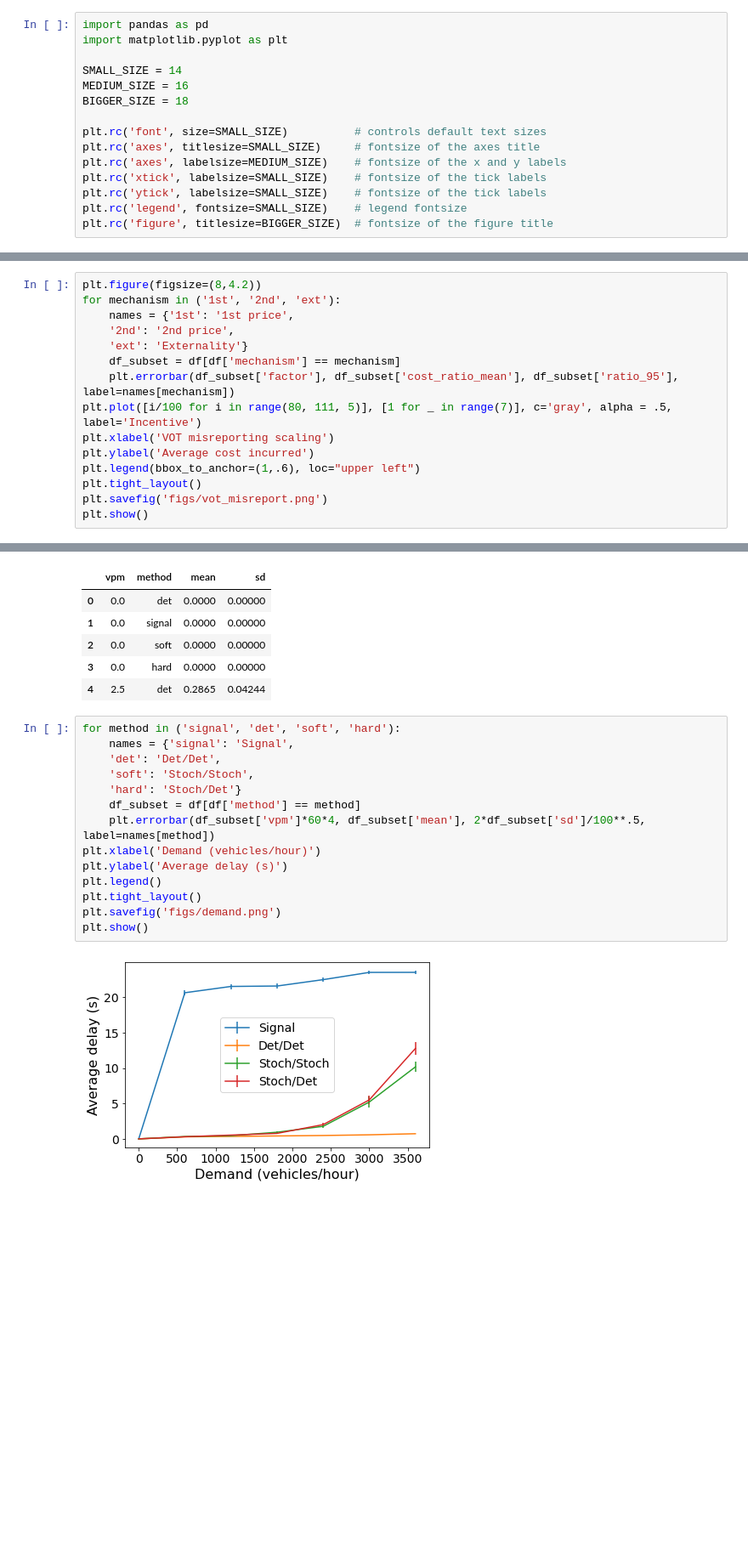
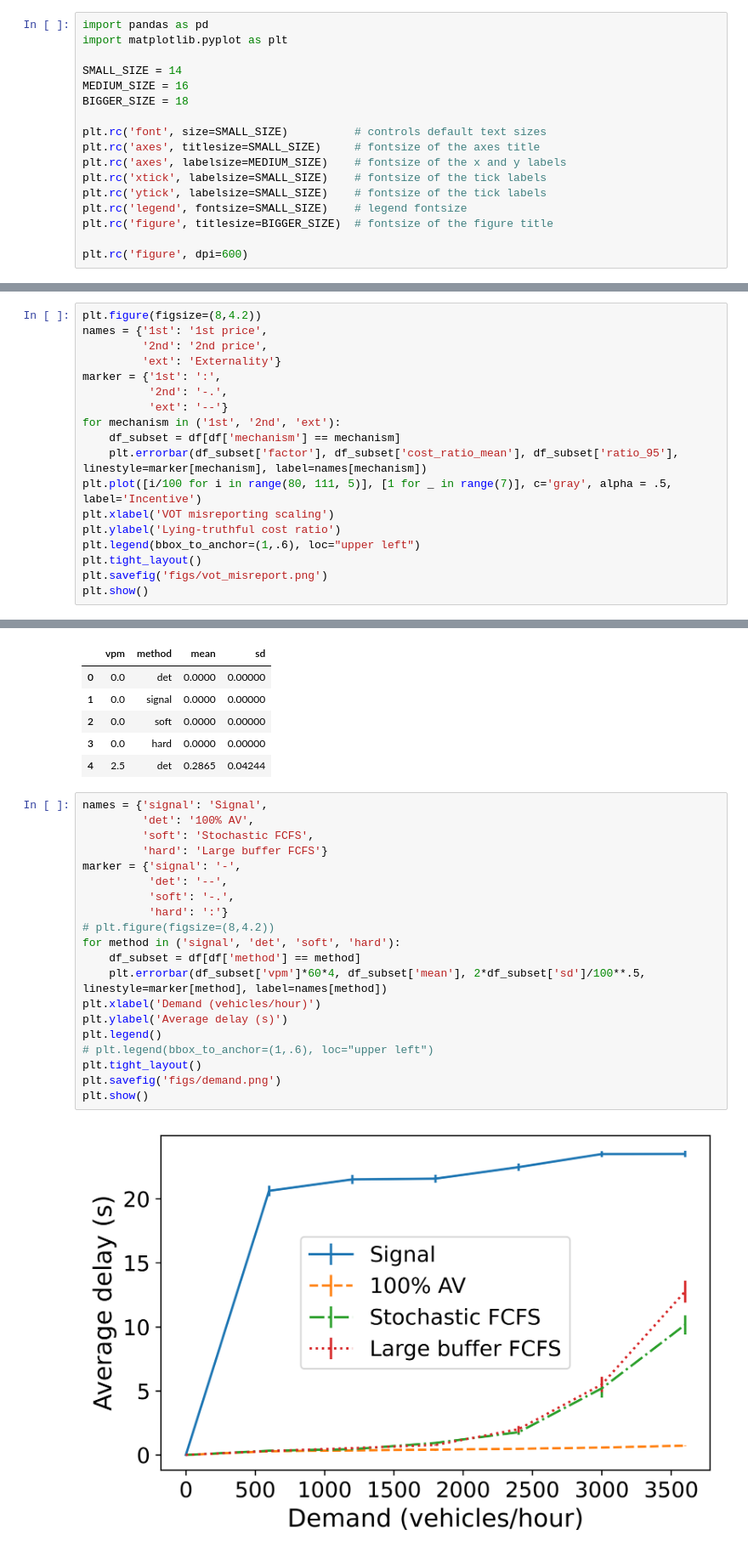
Before and after one commit to CarlinLiao/dissertation_derivations, a Jupyter notebook: plots.ipynb, the cells around one changed output, grey strips where cells are left out. Shown at 85% size. Saved outputs shown, nothing was run; the diff lists cells and outputs as text; blank space fills up the shorter version.

```diff
--- a/plots.ipynb
+++ b/plots.ipynb
@@ -13,6 +13,8 @@ plt.rc('xtick', labelsize=SMALL_SIZE)    # fontsize of the tick labels
 plt.rc('ytick', labelsize=SMALL_SIZE)    # fontsize of the tick labels
 plt.rc('legend', fontsize=SMALL_SIZE)    # legend fontsize
 plt.rc('figure', titlesize=BIGGER_SIZE)  # fontsize of the figure title
+
+plt.rc('figure', dpi=600)
 # %% [markdown]
 ## AV percentage
 # %%
@@ -56,15 +58,18 @@ df.head()
 | 13 | 0.85 | multiple | 2nd | 1.885 | 2.542 | 0.5084 |
 # %%
 plt.figure(figsize=(8,4.2))
+names = {'1st': '1st price',
+         '2nd': '2nd price',
+         'ext': 'Externality'}
+marker = {'1st': ':',
+          '2nd': '-.',
+          'ext': '--'}
 for mechanism in ('1st', '2nd', 'ext'):
-    names = {'1st': '1st price',
-    '2nd': '2nd price',
-    'ext': 'Externality'}
     df_subset = df[df['mechanism'] == mechanism]
-    plt.errorbar(df_subset['factor'], df_subset['cost_ratio_mean'], df_subset['ratio_95'], label=names[mechanism])
+    plt.errorbar(df_subset['factor'], df_subset['cost_ratio_mean'], df_subset['ratio_95'], linestyle=marker[mechanism], label=names[mechanism])
 plt.plot([i/100 for i in range(80, 111, 5)], [1 for _ in range(7)], c='gray', alpha = .5, label='Incentive')
 plt.xlabel('VOT misreporting scaling')
-plt.ylabel('Average cost incurred')
+plt.ylabel('Lying-truthful cost ratio')
 plt.legend(bbox_to_anchor=(1,.6), loc="upper left")
 plt.tight_layout()
 plt.savefig('figs/vot_misreport.png')
@@ -84,18 +89,24 @@ df.head()
 | 3 | 0.0 | hard | 0.0000 | 0.00000 |
 | 4 | 2.5 | det | 0.2865 | 0.04244 |
 # %%
+names = {'signal': 'Signal',
+         'det': '100% AV',
+         'soft': 'Stochastic FCFS',
+         'hard': 'Large buffer FCFS'}
+marker = {'signal': '-',
+          'det': '--',
+          'soft': '-.',
+          'hard': ':'}
+# plt.figure(figsize=(8,4.2))
 for method in ('signal', 'det', 'soft', 'hard'):
-    names = {'signal': 'Signal',
-    'det': 'Det/Det',
-    'soft': 'Stoch/Stoch',
-    'hard': 'Stoch/Det'}
     df_subset = df[df['method'] == method]
-    plt.errorbar(df_subset['vpm']*60*4, df_subset['mean'], 2*df_subset['sd']/100**.5, label=names[method])
+    plt.errorbar(df_subset['vpm']*60*4, df_subset['mean'], 2*df_subset['sd']/100**.5, linestyle=marker[method], label=names[method])
 plt.xlabel('Demand (vehicles/hour)')
 plt.ylabel('Average delay (s)')
 plt.legend()
+# plt.legend(bbox_to_anchor=(1,.6), loc="upper left")
 plt.tight_layout()
 plt.savefig('figs/demand.png')
 plt.show()
 # %% [output]
-[figure, old version]
+[figure, new version]
```
Also changed, not shown: parts of 5 cells of this notebook, 1 other file.
